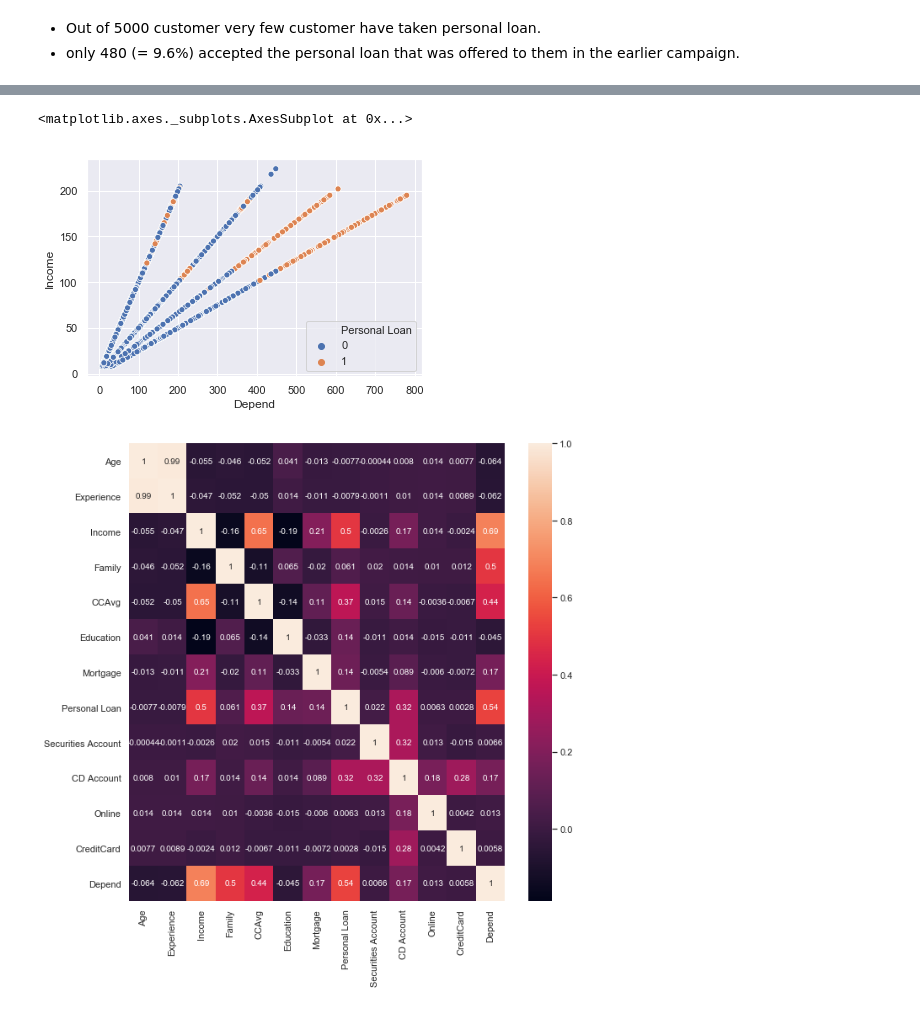
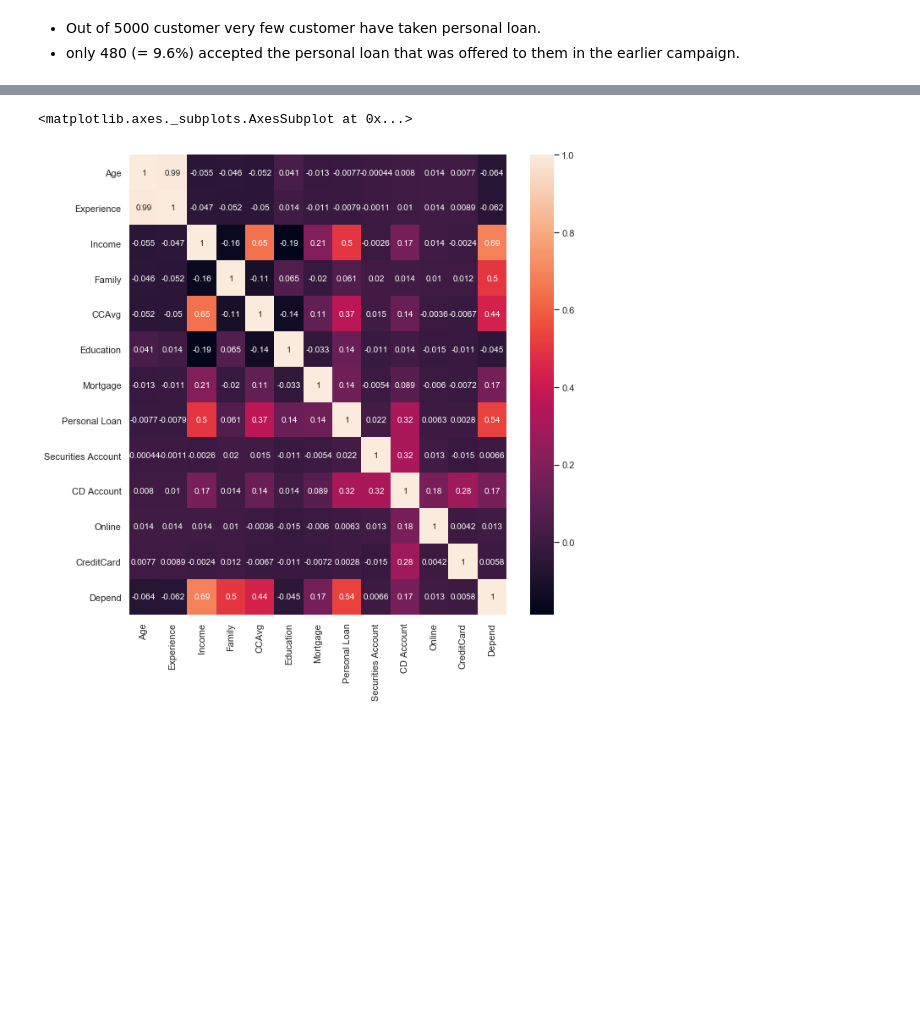
Before and after one commit to AmitMane1993/hello-world, a Jupyter notebook: Supervised Learning_R3_Project1_Thera Bank.ipynb, the cells around one changed output, grey strips where cells are left out. Saved outputs shown, nothing was run; the diff lists cells and outputs as text; code cells hidden in the pictures; blank space fills up the shorter version.

```diff
--- a/Supervised Learning_R3_Project1_Thera Bank.ipynb
+++ b/Supervised Learning_R3_Project1_Thera Bank.ipynb
@@ -266,11 +245,10 @@ sns.heatmap(loan.drop(['ID', 'ZIP Code'], axis = 1).corr(),annot=True)
 # %%
-loan['Depend'] = loan['Income']*loan['Family']
+#loan['Depend'] = loan['Income']*loan['Family']
 
-sns.scatterplot('Depend','Income',data=loan,hue='Personal Loan')
+#sns.scatterplot('Depend','Income',data=loan,hue='Personal Loan')
 plt.figure(figsize=(10,10))
 
 sns.heatmap(loan.drop(['ID', 'ZIP Code'], axis = 1).corr(),annot=True)
 # %% [output]
 <matplotlib.axes._subplots.AxesSubplot at 0x...>
-[figure, old version]
+[figure, new version]
-[figure, removed]
```
Also changed, not shown: parts of 25 cells of this notebook.
